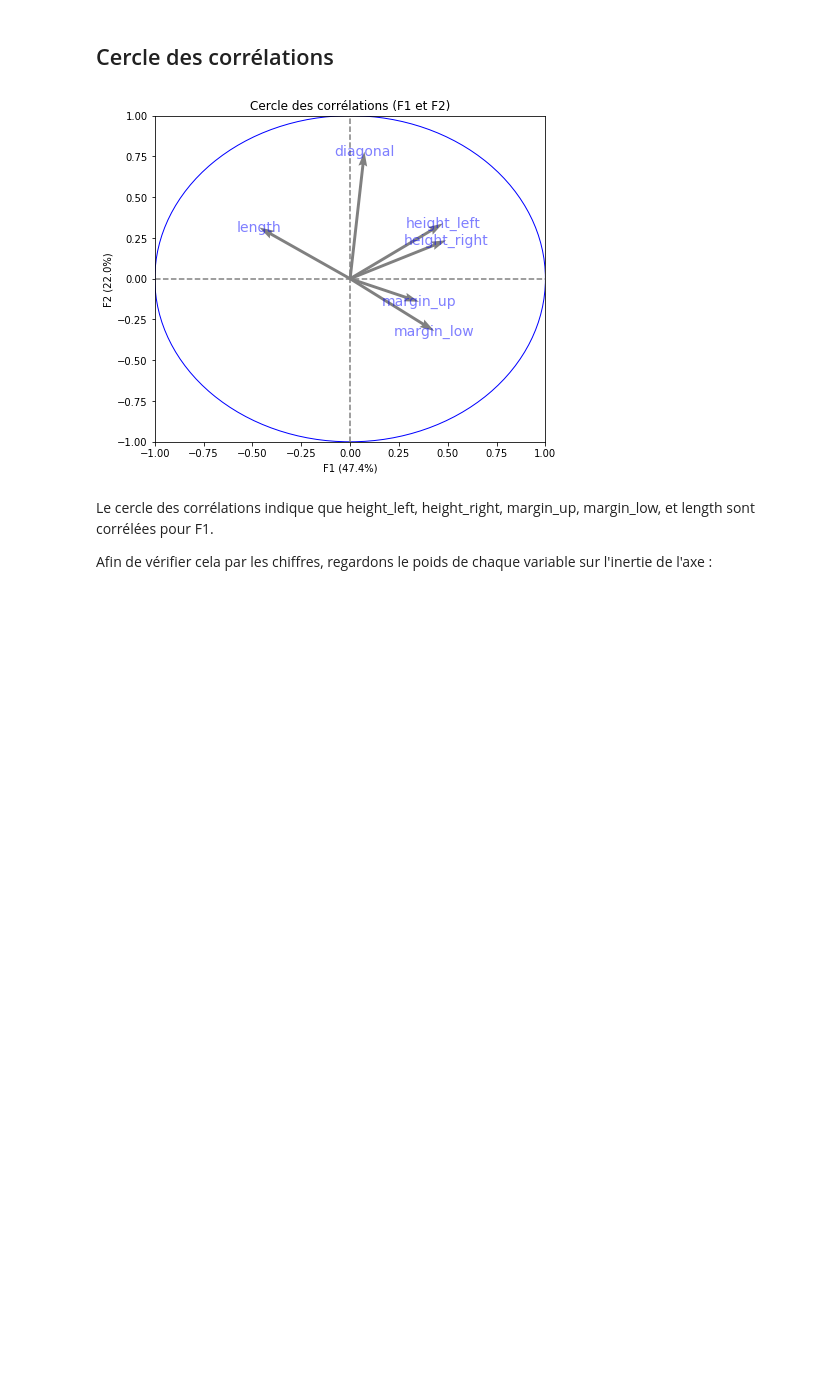
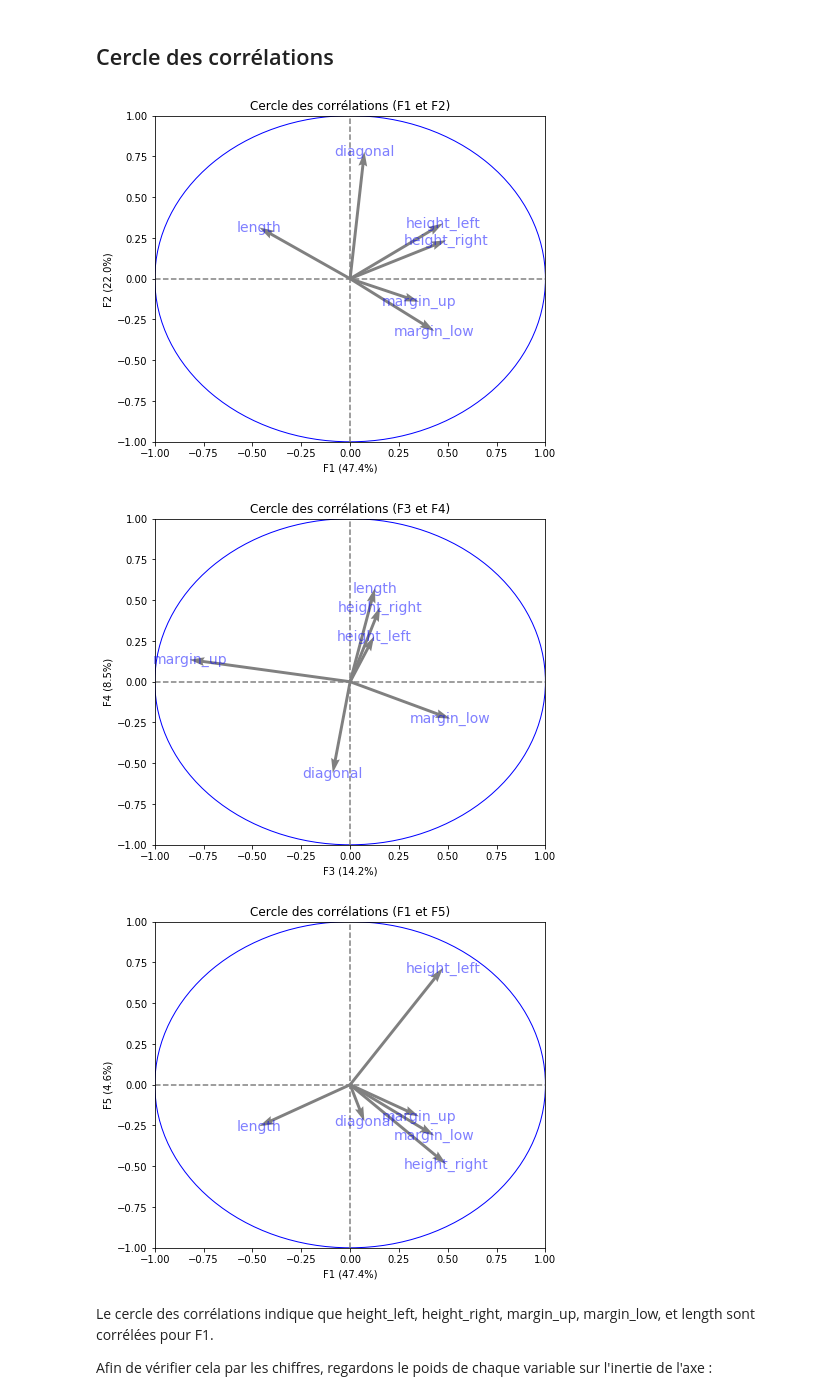
Before and after one commit to Julien-paulet/Projet_6, a Jupyter notebook: Détectez des faux billets.ipynb, the cells around one changed output. Cells and saved outputs as stored; diff of their text form; code cells hidden in the pictures; blank space fills up the shorter version.

```diff
--- a/Détectez des faux billets.ipynb
+++ b/Détectez des faux billets.ipynb
@@ -208,9 +210,11 @@ F1 correspond donc à la projection de PC1, F2 à la projection de PC2, ect...</
 ## Cercle des corrélations
 # %%
 pcs = pca.components_
-display_circles("Cercle_des_correlations", pcs, n_comp, pca, [(0,1)], labels = np.array(features))
+display_circles("Cercle_des_correlations", pcs, n_comp, pca, [(0,1),(2,3),(0,4)], labels = np.array(features))
 # %% [output]
 [figure]
+[figure, added]
+[figure, added]
 # %% [markdown]
 <p> Le cercle des corrélations indique que height_left, height_right, margin_up, margin_low, et length sont corrélées pour F1. </p>
 
```
Also changed, not shown: parts of 12 cells of this notebook, 2 other files.
